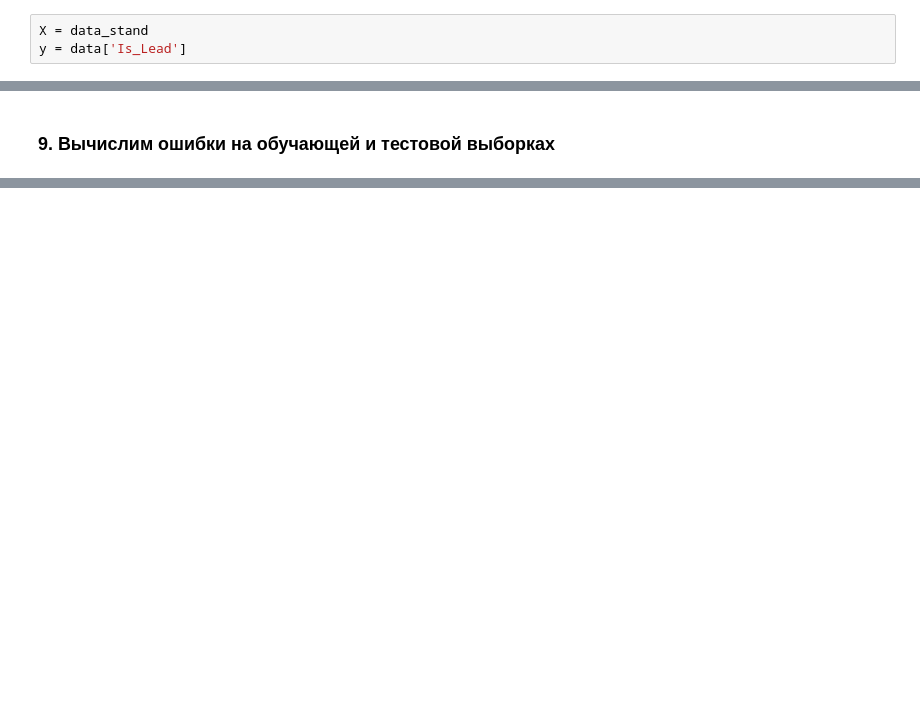
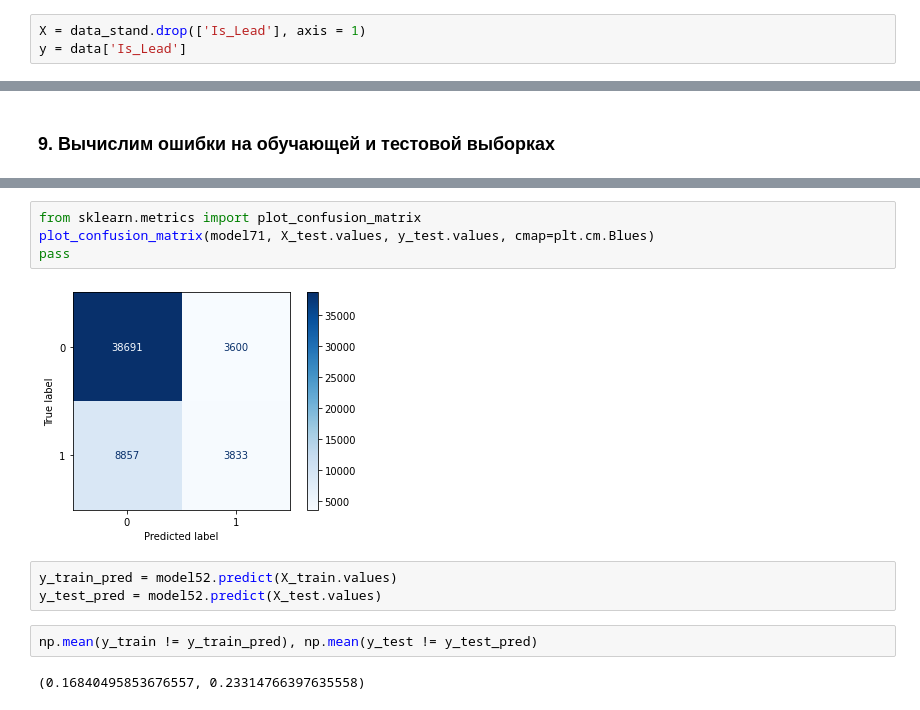
Before and after one commit to paveladim/unn-ml-course-2021, a Jupyter notebook: Statistical classification - Petrov.ipynb, the cells around one changed output, grey strips where cells are left out. Saved outputs shown, nothing was run; the diff lists cells and outputs as text; blank space fills up the shorter version.

```diff
--- a/Statistical classification - Petrov.ipynb
+++ b/Statistical classification - Petrov.ipynb
@@ -209,7 +217,7 @@ data_stand.describe()
 # %% [markdown]
 ### 7. Разобьём данные на обучающую и тестовую выборки
 # %%
-X = data_stand
+X = data_stand.drop(['Is_Lead'], axis = 1)
 y = data['Is_Lead']
 # %%
 from sklearn.model_selection import train_test_split
@@ -227,0 +253,13 @@ KNeighborsClassifier(n_neighbors=7, p=1)
+# %%
+from sklearn.metrics import plot_confusion_matrix
+plot_confusion_matrix(model71, X_test.values, y_test.values, cmap=plt.cm.Blues)
+pass
+# %% [output]
+[figure, added]
+# %%
+y_train_pred = model52.predict(X_train.values)
+y_test_pred = model52.predict(X_test.values)
+# %%
+np.mean(y_train != y_train_pred), np.mean(y_test != y_test_pred)
+# %% [output]
+(0.16840495853676557, 0.23314766397635558)
```
Also changed, not shown: parts of 24 cells of this notebook.
